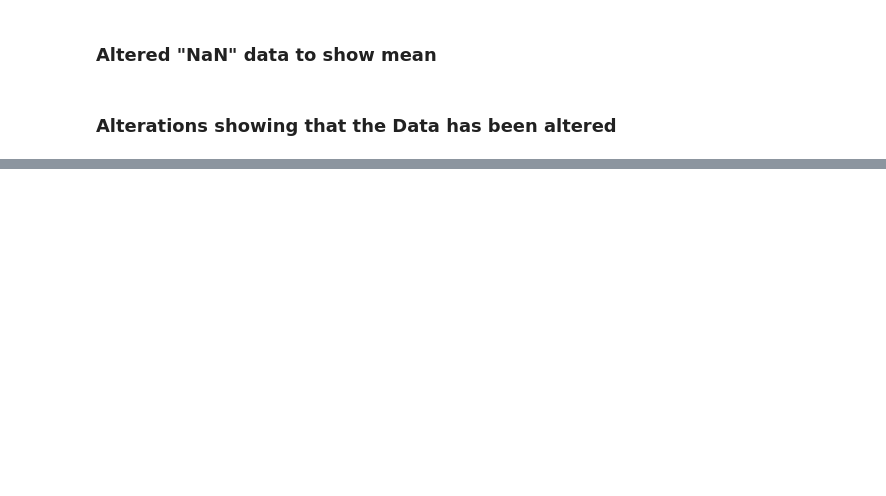
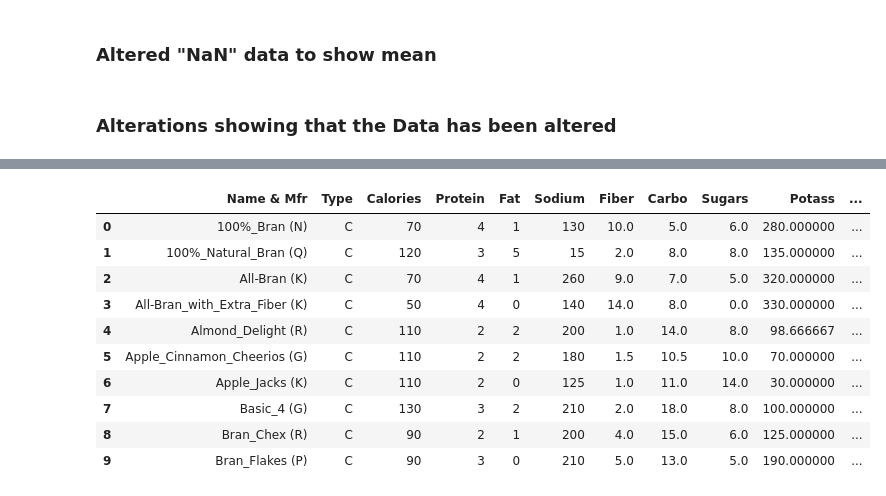
Before and after one commit to jarallum92/M2_Project_Cereals, a Jupyter notebook: M2_Project_Cereals.ipynb, the cells around one changed output, grey strips where cells are left out. Saved outputs shown, nothing was run; the diff lists cells and outputs as text; code cells hidden in the pictures; blank space fills up the shorter version.

```diff
--- a/M2_Project_Cereals.ipynb
+++ b/M2_Project_Cereals.ipynb
@@ -99,0 +139,23 @@ print(selected_rows)
+# %%
+cereals['Name & Mfr'] = cereals['Name'] + ' (' + cereals['Mfr'] + ')'
+
+# Drop the original 'Name' and 'Mfr' columns
+cereals = cereals.drop(columns=['Name', 'Mfr'])
+
+# Reorder columns to place 'Name & Mfr' at the beginning
+columns = ['Name & Mfr'] + [col for col in cereals.columns if col != 'Name & Mfr']
+cereals = cereals[columns]
+
+cereals.head(10)
+# %% [output]
+|  | Name & Mfr | Type | Calories | Protein | Fat | Sodium | Fiber | Carbo | Sugars | Potass | ... |
+| 0 | 100%_Bran (N) | C | 70 | 4 | 1 | 130 | 10.0 | 5.0 | 6.0 | 280.000000 | ... |
+| 1 | 100%_Natural_Bran (Q) | C | 120 | 3 | 5 | 15 | 2.0 | 8.0 | 8.0 | 135.000000 | ... |
+| 2 | All-Bran (K) | C | 70 | 4 | 1 | 260 | 9.0 | 7.0 | 5.0 | 320.000000 | ... |
+| 3 | All-Bran_with_Extra_Fiber (K) | C | 50 | 4 | 0 | 140 | 14.0 | 8.0 | 0.0 | 330.000000 | ... |
+| 4 | Almond_Delight (R) | C | 110 | 2 | 2 | 200 | 1.0 | 14.0 | 8.0 | 98.666667 | ... |
+| 5 | Apple_Cinnamon_Cheerios (G) | C | 110 | 2 | 2 | 180 | 1.5 | 10.5 | 10.0 | 70.000000 | ... |
+| 6 | Apple_Jacks (K) | C | 110 | 2 | 0 | 125 | 1.0 | 11.0 | 14.0 | 30.000000 | ... |
+| 7 | Basic_4 (G) | C | 130 | 3 | 2 | 210 | 2.0 | 18.0 | 8.0 | 100.000000 | ... |
+| 8 | Bran_Chex (R) | C | 90 | 2 | 1 | 200 | 4.0 | 15.0 | 6.0 | 125.000000 | ... |
+| 9 | Bran_Flakes (P) | C | 90 | 3 | 0 | 210 | 5.0 | 13.0 | 5.0 | 190.000000 | ... |
```
Also changed, not shown: parts of 14 cells of this notebook.
